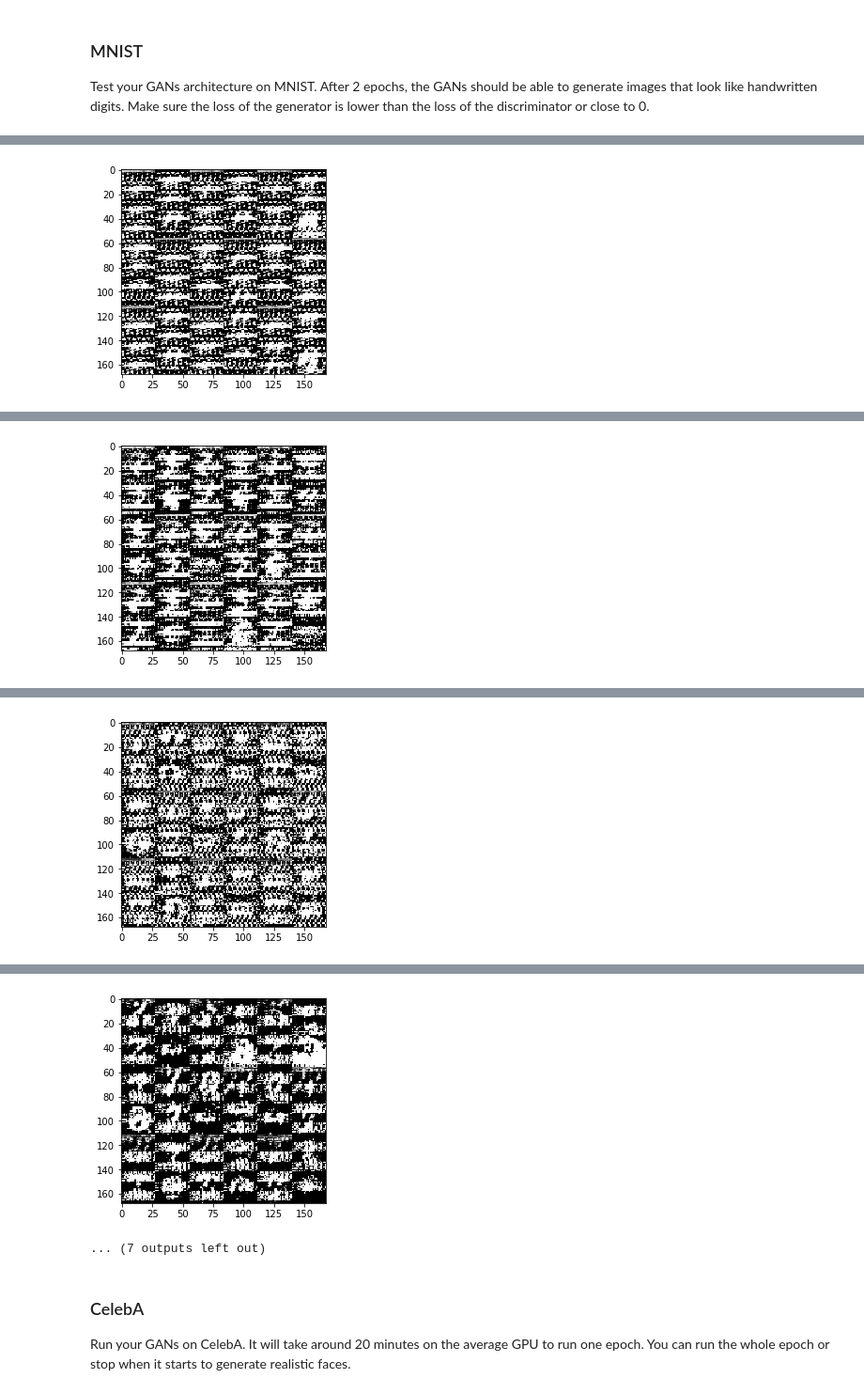
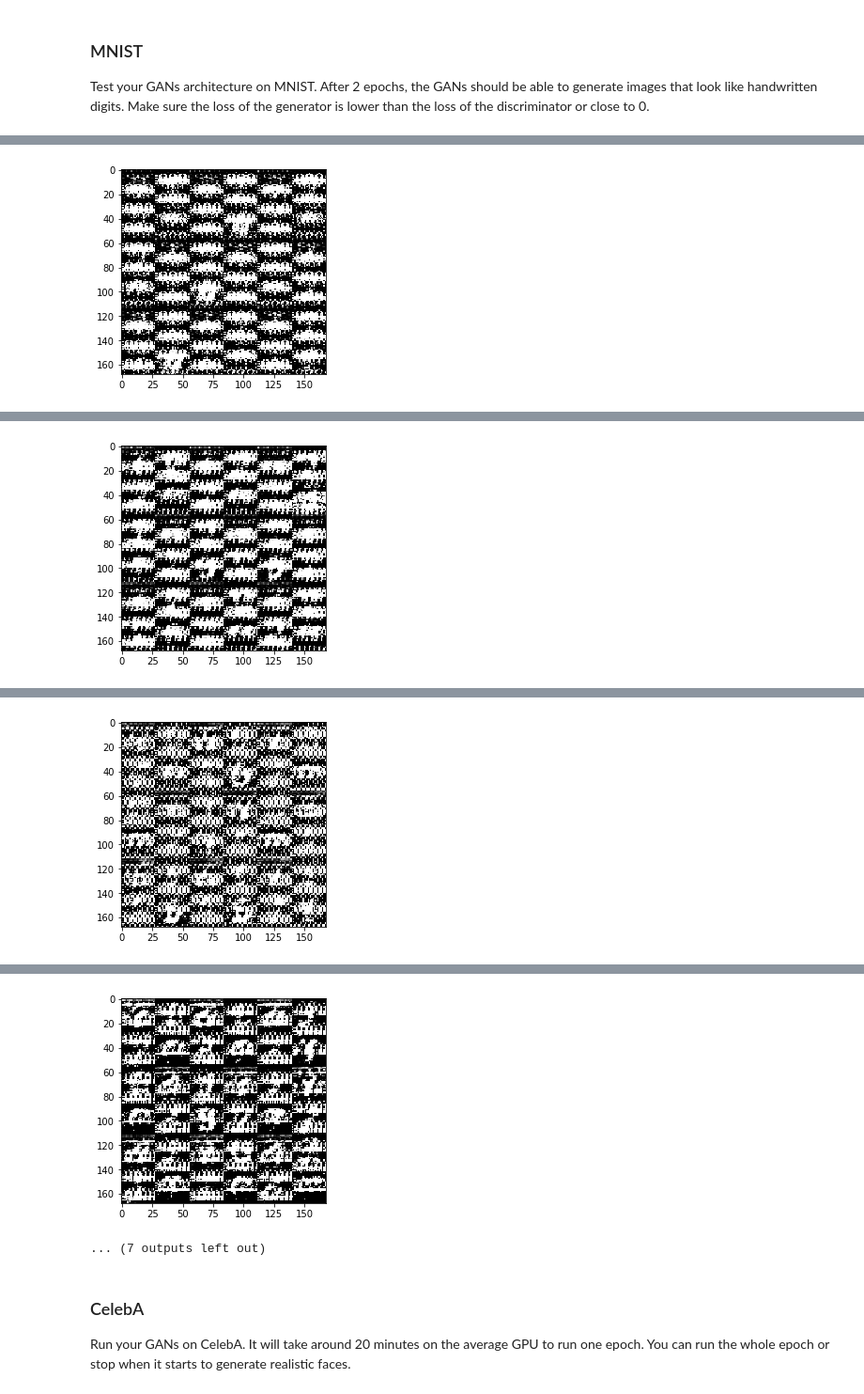
Before and after one commit to eleanorstrib/gan-generate-faces, a Jupyter notebook: dlnd_face_generation.ipynb, the cells around one changed output, grey strips where cells are left out. Shown at 94% size. Saved outputs shown, nothing was run; the diff lists cells and outputs as text; code cells hidden in the pictures.

```diff
--- a/dlnd_face_generation.ipynb
+++ b/dlnd_face_generation.ipynb
@@ -418,7 +417,7 @@ def train(epoch_count, batch_size, z_dim, learning_rate, beta1, get_batches,
 Test your GANs architecture on MNIST.  After 2 epochs, the GANs should be able to generate images that look like handwritten digits.  Make sure the loss of the generator is lower than the loss of the discriminator or close to 0.
 # %%
 batch_size = 128
-z_dim = 75
+z_dim = 125
 learning_rate = 0.001
 beta1 = 0.5
 
@@ -453 +452 @@ Epoch 1/2 300 steps - training losses:  discriminator: 0.9304 | generator 1.3363
-[figure, old version]
+[figure, new version]
@@ -459 +458 @@ Epoch 1/2 400 steps - training losses:  discriminator: 0.9961 | generator 1.0342
-[figure, old version]
+[figure, new version]
@@ -465 +464 @@ Epoch 2/2 500 steps - training losses:  discriminator: 1.9024 | generator 1.4615
-[figure, old version]
+[figure, new version]
@@ -471,4 +470,4 @@ Epoch 2/2 600 steps - training losses:  discriminator: 0.9658 | generator 1.4556
-[figure, old version]
+[figure, new version]
 ... (7 outputs left out)
 # %% [markdown]
 ### CelebA
```
Also changed, not shown: parts of 3 cells of this notebook.
